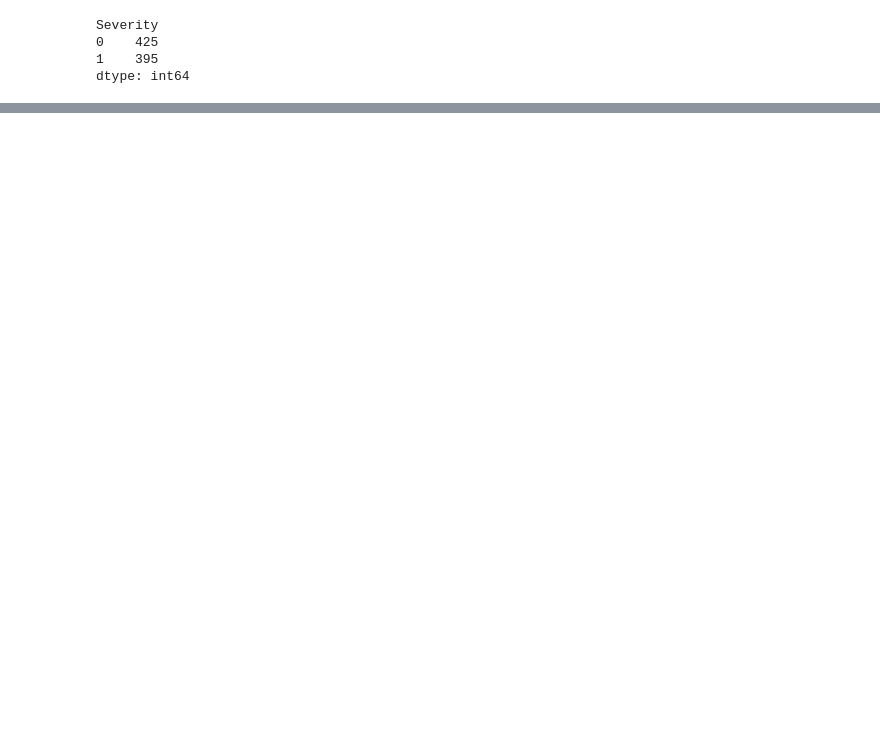
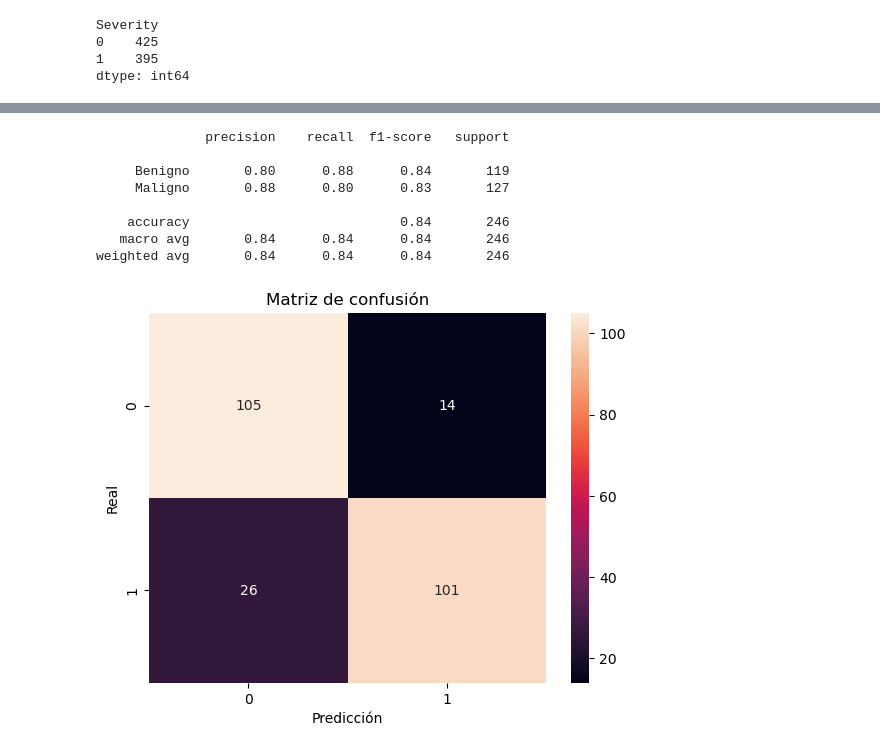
Before and after one commit to JesusG753/tp3-2025-1, a Jupyter notebook: ProyectosML/Cancer de Mama/Cancer de mama y KNN.ipynb, the cells around one changed output, grey strips where cells are left out. Drawn from its saved outputs; the diff is of its cells as text; code cells hidden in the pictures; blank space fills up the shorter version.

```diff
--- a/ProyectosML/Cancer de Mama/Cancer de mama y KNN.ipynb
+++ b/ProyectosML/Cancer de Mama/Cancer de mama y KNN.ipynb
@@ -64,3 +106,24 @@ weighted avg       0.82      0.81      0.81       246
+# %%
+knn_mm = KNeighborsClassifier(n_neighbors=3)
+knn_mm.fit(x_train,y_train)
+predicciones = knn_mm.predict(x_test)
+
+sns.heatmap(confusion_matrix(y_test,predicciones), annot=True, fmt="d")
+plt.title('Matriz de confusión')
+plt.xlabel('Predicción')
+plt.ylabel('Real')
+
+print(classification_report(y_test, predicciones, target_names=clasificadores))
+# %% [output]
+              precision    recall  f1-score   support
+
+     Benigno       0.80      0.88      0.84       119
+     Maligno       0.88      0.80      0.83       127
+
+    accuracy                           0.84       246
+   macro avg       0.84      0.84      0.84       246
+weighted avg       0.84      0.84      0.84       246
+[figure, added]
 # %%
 #BIRADS Edad Forma Margen Densidad
 print(knn_mm.predict([[4,65,3,5,3]]))
```
Also changed, not shown: parts of 7 cells of this notebook, 2 other files.
